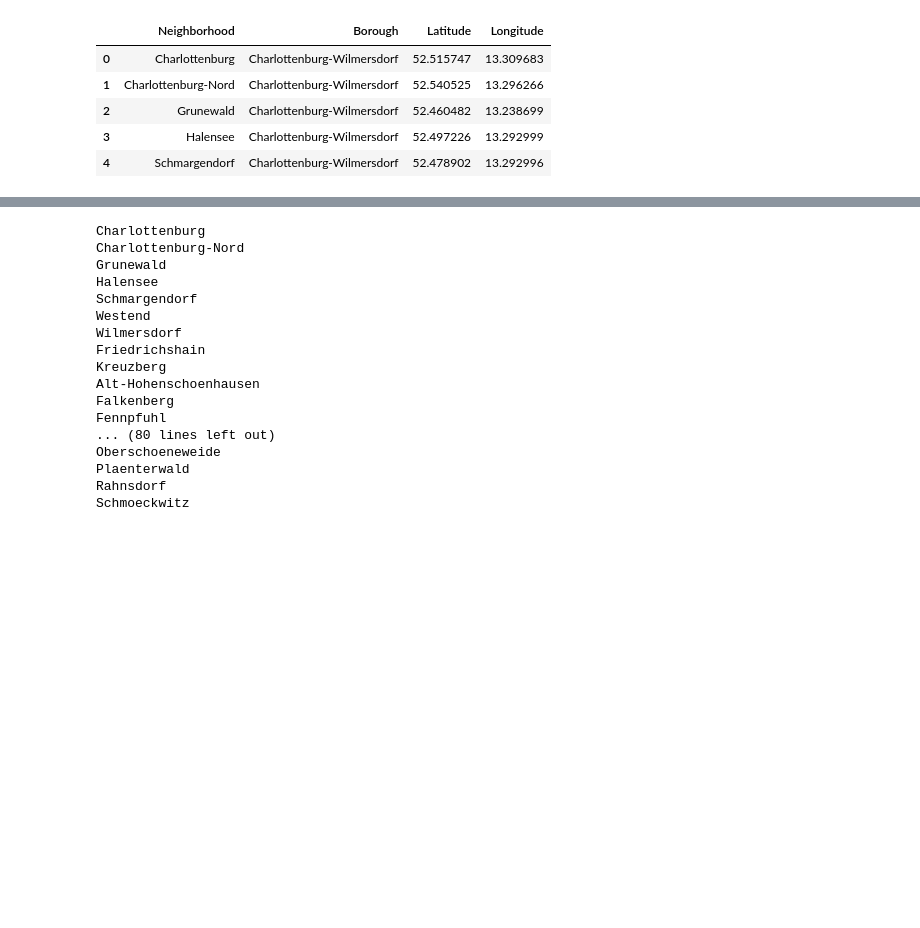
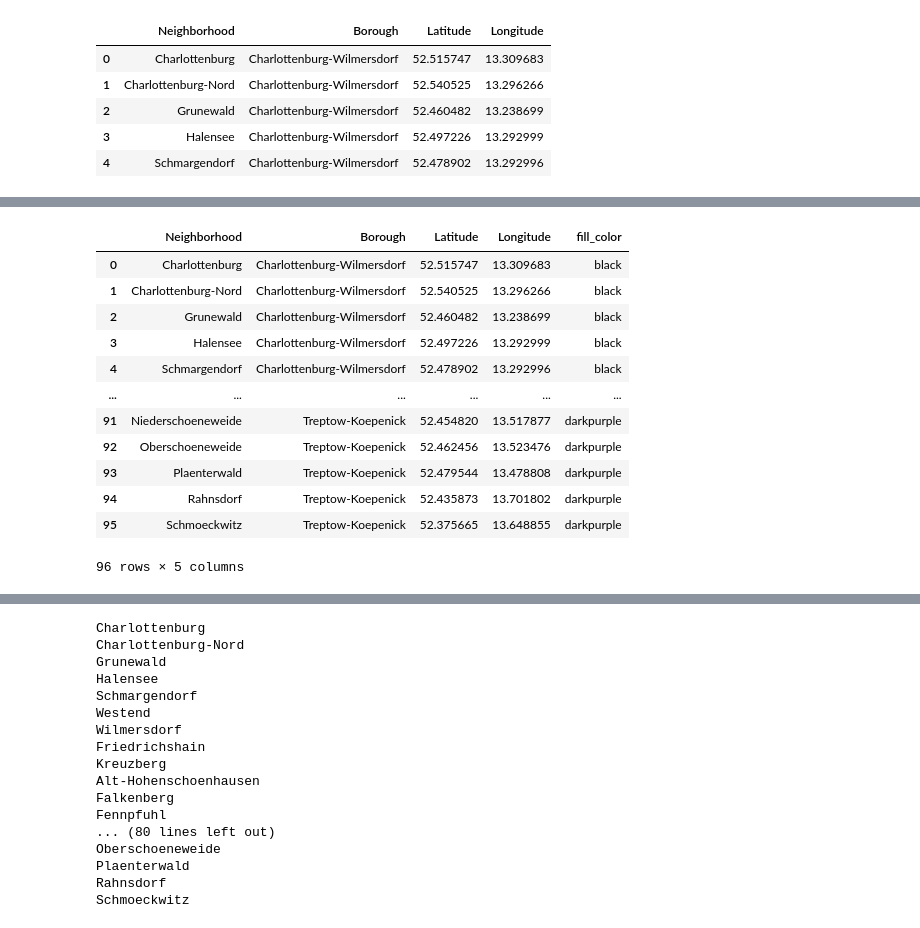
Before and after one commit to El-Gringo-Loco/IBM_Coursera_Capstone, a Jupyter notebook: coursera_capstone_project_week_05.ipynb, the cells around one changed output, grey strips where cells are left out. Drawn from its saved outputs; the diff is of its cells as text; code cells hidden in the pictures; blank space fills up the shorter version.

```diff
--- a/coursera_capstone_project_week_05.ipynb
+++ b/coursera_capstone_project_week_05.ipynb
@@ -250,3 +250,7 @@ def get_coordinates(place):
 # %%
 import folium
 from folium import plugins
+# %%
+fill_colors = ['black', 'blue', 'green', 'purple', 'orange', 'darkred', 'lightred', 'beige', 'darkblue', 'darkgreen', 'cadetblue', 'darkpurple']
+colors_dict = dict(zip(list(berlin["Borough"].unique()), fill_colors))
+colors_dict
@@ -253 +270,28 @@ from folium import plugins
+# %%
+berlin["fill_color"] = berlin["Borough"].map(colors_dict)
+# %%
+def remove_umlaute(df):
+    df["Neighborhood"] = df["Neighborhood"].str.replace("ä", "ae")
+    df["Neighborhood"] = df["Neighborhood"].str.replace("ö", "oe")
+    df["Neighborhood"] = df["Neighborhood"].str.replace("ü", "ue")
+    df["Borough"] = df["Borough"].str.replace("ä", "ae")
+    df["Borough"] = df["Borough"].str.replace("ö", "oe")
+    df["Borough"] = df["Borough"].str.replace("ü", "ue")
+    return(df)
+# %%
+berlin = remove_umlaute(berlin)
+# %% [output]
+|  | Neighborhood | Borough | Latitude | Longitude | fill_color |
+| 0 | Charlottenburg | Charlottenburg-Wilmersdorf | 52.515747 | 13.309683 | black |
+| 1 | Charlottenburg-Nord | Charlottenburg-Wilmersdorf | 52.540525 | 13.296266 | black |
+| 2 | Grunewald | Charlottenburg-Wilmersdorf | 52.460482 | 13.238699 | black |
+| 3 | Halensee | Charlottenburg-Wilmersdorf | 52.497226 | 13.292999 | black |
+| 4 | Schmargendorf | Charlottenburg-Wilmersdorf | 52.478902 | 13.292996 | black |
+| ... | ... | ... | ... | ... | ... |
+| 91 | Niederschoeneweide | Treptow-Koepenick | 52.454820 | 13.517877 | darkpurple |
+| 92 | Oberschoeneweide | Treptow-Koepenick | 52.462456 | 13.523476 | darkpurple |
+| 93 | Plaenterwald | Treptow-Koepenick | 52.479544 | 13.478808 | darkpurple |
+| 94 | Rahnsdorf | Treptow-Koepenick | 52.435873 | 13.701802 | darkpurple |
+| 95 | Schmoeckwitz | Treptow-Koepenick | 52.375665 | 13.648855 | darkpurple |
+96 rows × 5 columns
 # %%
```
Also changed, not shown: parts of 18 cells of this notebook.
